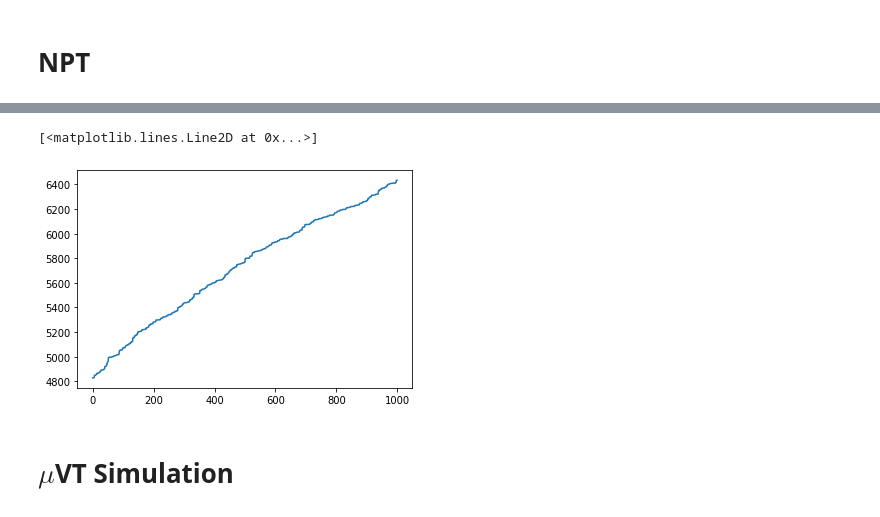
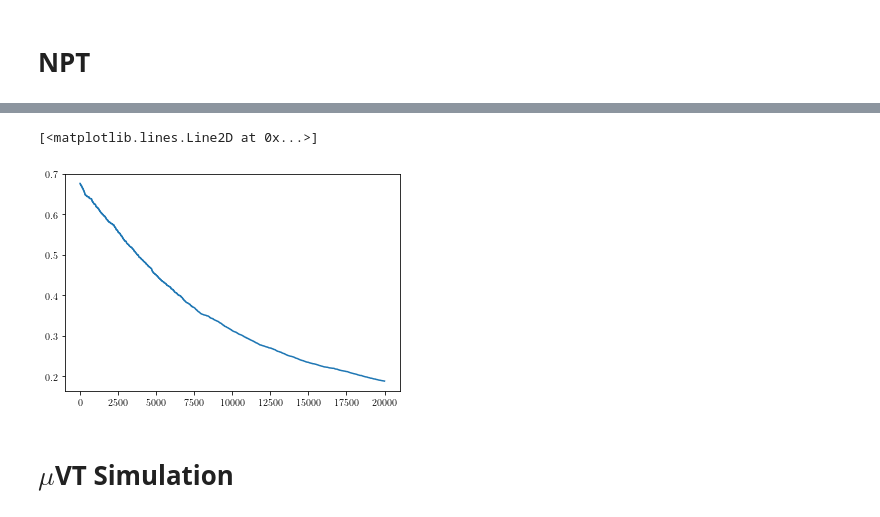
Before and after one commit to g-bauer/sargas, a Jupyter notebook: example/NVT-Copy1.ipynb, the cells around one changed output, grey strips where cells are left out. Cells and saved outputs as stored; diff of their text form; code cells hidden in the pictures.

```diff
--- a/example/NVT-Copy1.ipynb
+++ b/example/NVT-Copy1.ipynb
@@ -127,8 +140,8 @@ properties.describe()
 # %%
-plt.plot(properties.volume)
+plt.plot(properties.density)
 # %% [output]
 [<matplotlib.lines.Line2D at 0x...>]
-[figure, old version]
+[figure, new version]
 # %% [markdown]
 # $\mu$VT Simulation
 # %%
```
Also changed, not shown: parts of 17 cells of this notebook, 3 other files.
